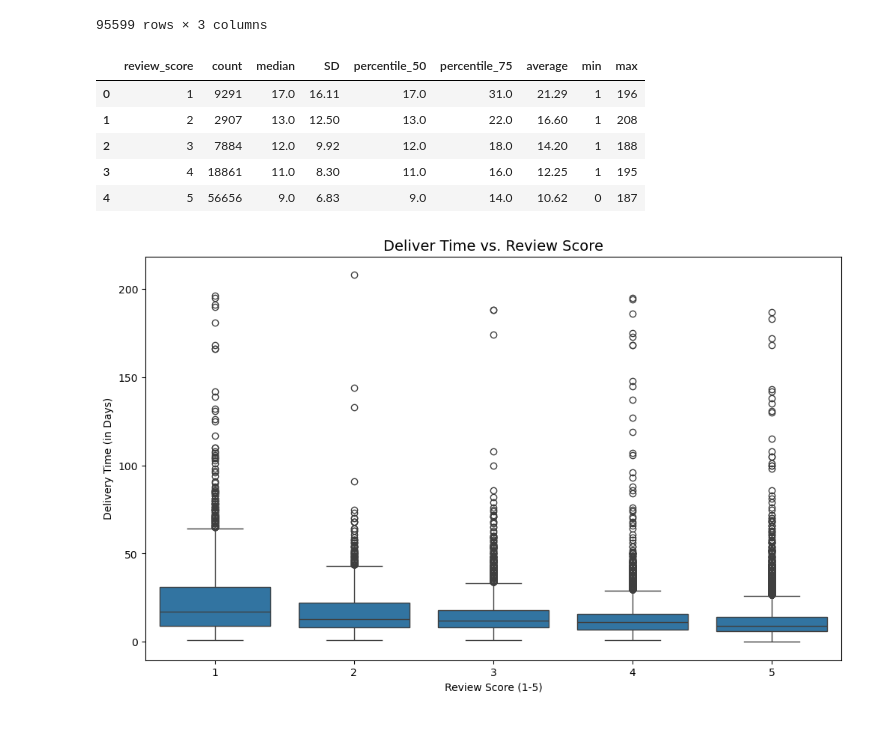
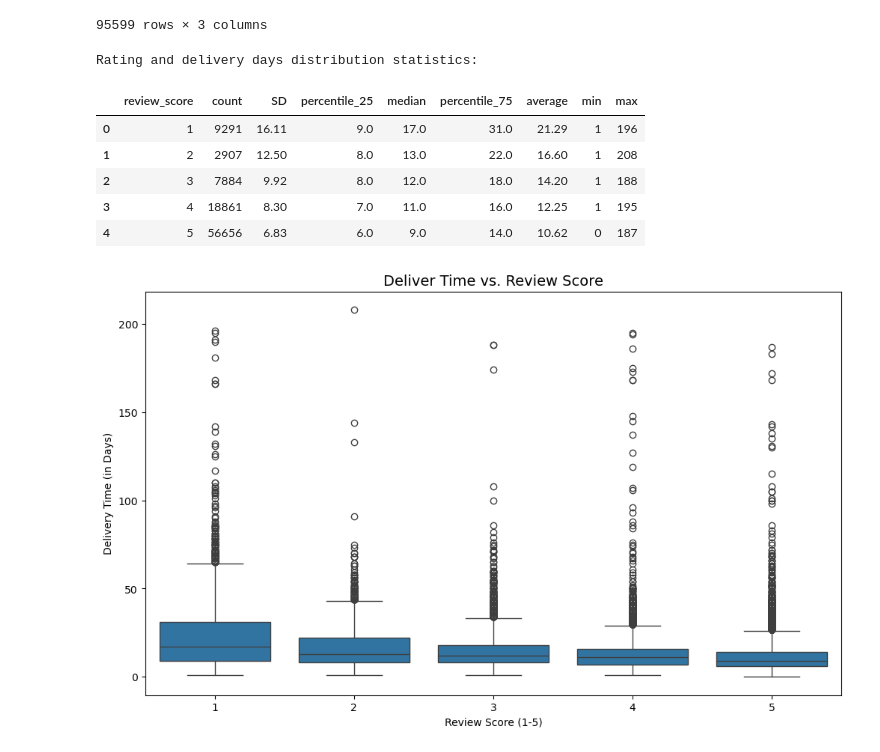
Before and after one commit to Lily-ThuPham/ECommerce-Analytics-CustomerSegmentation-Report, a Jupyter notebook: code/EDA.ipynb, the cells around one changed output. Drawn from its saved outputs; the diff is of its cells as text; code cells hidden in the pictures.

```diff
--- a/code/EDA.ipynb
+++ b/code/EDA.ipynb
@@ -320,23 +721,27 @@ display(df_logistics)
 # %%
 # Group by review_score and calculate statistics for delivery_days
 delivery_day_sum = df_logistics.groupby('review_score')['delivery_days'].agg(count='count',
+                                                        SD ='std',
+                                                        percentile_25 = lambda x: x.quantile(0.25),
                                                         median='median',
-                                                        SD ='std',
-                                                        percentile_50 = lambda x: x.quantile(0.50),
                                                         percentile_75 = lambda x: x.quantile(0.75),
                                                         average = 'mean',
                                                         min = 'min', max='max'
                                                         ).reset_index()
 
+# Round the statistics
 delivery_day_sum = delivery_day_sum.round(2)
+
+print('Rating and delivery days distribution statistics:')
 display(delivery_day_sum)
 # %% [output]
+Rating and delivery days distribution statistics:
-|  | review_score | count | median | SD | percentile_50 | percentile_75 | average | min | max |
-| 0 | 1 | 9291 | 17.0 | 16.11 | 17.0 | 31.0 | 21.29 | 1 | 196 |
-| 1 | 2 | 2907 | 13.0 | 12.50 | 13.0 | 22.0 | 16.60 | 1 | 208 |
-| 2 | 3 | 7884 | 12.0 | 9.92 | 12.0 | 18.0 | 14.20 | 1 | 188 |
-| 3 | 4 | 18861 | 11.0 | 8.30 | 11.0 | 16.0 | 12.25 | 1 | 195 |
-| 4 | 5 | 56656 | 9.0 | 6.83 | 9.0 | 14.0 | 10.62 | 0 | 187 |
+|  | review_score | count | SD | percentile_25 | median | percentile_75 | average | min | max |
+| 0 | 1 | 9291 | 16.11 | 9.0 | 17.0 | 31.0 | 21.29 | 1 | 196 |
+| 1 | 2 | 2907 | 12.50 | 8.0 | 13.0 | 22.0 | 16.60 | 1 | 208 |
+| 2 | 3 | 7884 | 9.92 | 8.0 | 12.0 | 18.0 | 14.20 | 1 | 188 |
+| 3 | 4 | 18861 | 8.30 | 7.0 | 11.0 | 16.0 | 12.25 | 1 | 195 |
+| 4 | 5 | 56656 | 6.83 | 6.0 | 9.0 | 14.0 | 10.62 | 0 | 187 |
 # %%
 # Plot the data Delivery Days vs Review Score
 plt.figure(figsize=(12,7))
```
Also changed, not shown: parts of 49 cells of this notebook.
